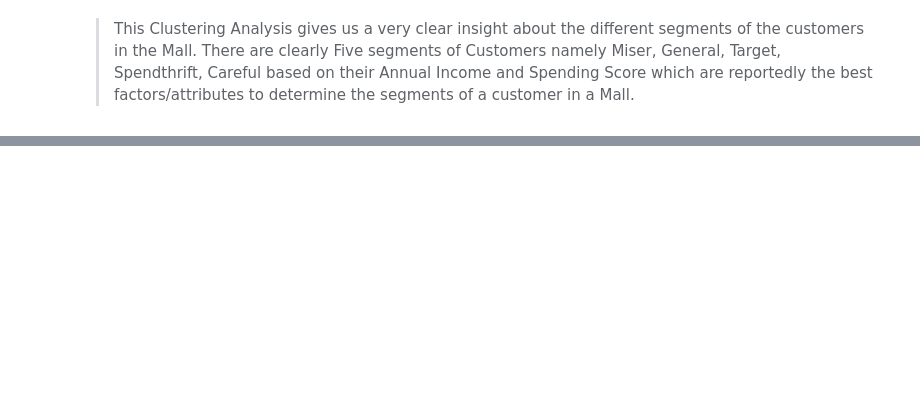
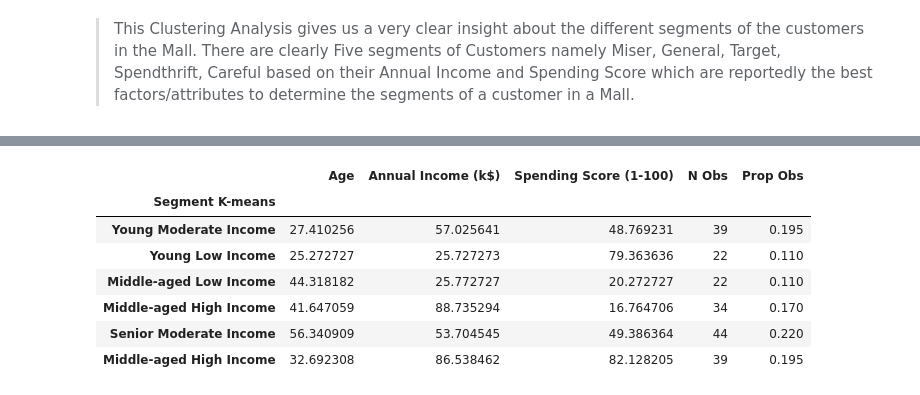
Before and after one commit to ChintaKrishnaMourya/Mall-Customers-Segmentation, a Jupyter notebook: Mall_customers_clustering_analysis.ipynb, the cells around one changed output, grey strips where cells are left out. Cells and saved outputs as stored; diff of their text form; code cells hidden in the pictures; blank space fills up the shorter version.

```diff
--- a/Mall_customers_clustering_analysis.ipynb
+++ b/Mall_customers_clustering_analysis.ipynb
@@ -455,0 +565,4 @@ plt.show()
+# %%
+# We divide our data into the 6 clusters.
+kmeans.fit(X)
+KMeans(init='random', max_iter=100, n_clusters=6, random_state=42, tol=0.01)
@@ -455,0 +571,10 @@ plt.show()
+# %%
+# We create a new data frame with the original features and add a new column with the assigned clusters for each point.
+df_segm_kmeans = data[['Age' , 'Annual Income (k$)' ,'Spending Score (1-100)']].copy()
+df_segm_kmeans['Segment K-means'] = kmeans.labels_
+labels = kmeans.labels_
+centroids = kmeans.cluster_centers_
+# %%
+# Calculate mean values for the clusters
+df_segm_analysis = df_segm_kmeans.groupby(['Segment K-means']).mean()
+df_segm_analysis
@@ -455,0 +590,5 @@ plt.show()
+# %%
+# Compute the size and proportions of the four clusters
+df_segm_analysis['N Obs'] = df_segm_kmeans.groupby(['Segment K-means']).size()
+df_segm_analysis['Prop Obs'] = df_segm_analysis['N Obs'] / df_segm_analysis['N Obs'].sum()
+df_segm_analysis[['Age', 'Annual Income (k$)']]
@@ -455,0 +604,17 @@ plt.show()
+# %%
+df_segm_analysis.rename({0:'Young Moderate Income',
+                         1:'Young Low Income',
+                         2:'Middle-aged Low Income',
+                         3:'Middle-aged High Income',
+                         4:'Senior Moderate Income',
+                         5:'Middle-aged High Income'
+                        })
+# %% [output]
+|  | Age | Annual Income (k$) | Spending Score (1-100) | N Obs | Prop Obs |
+| Segment K-means |  |  |  |  |  |
+| Young Moderate Income | 27.410256 | 57.025641 | 48.769231 | 39 | 0.195 |
+| Young Low Income | 25.272727 | 25.727273 | 79.363636 | 22 | 0.110 |
+| Middle-aged Low Income | 44.318182 | 25.772727 | 20.272727 | 22 | 0.110 |
+| Middle-aged High Income | 41.647059 | 88.735294 | 16.764706 | 34 | 0.170 |
+| Senior Moderate Income | 56.340909 | 53.704545 | 49.386364 | 44 | 0.220 |
+| Middle-aged High Income | 32.692308 | 86.538462 | 82.128205 | 39 | 0.195 |
```
Also changed, not shown: parts of 42 cells of this notebook.
